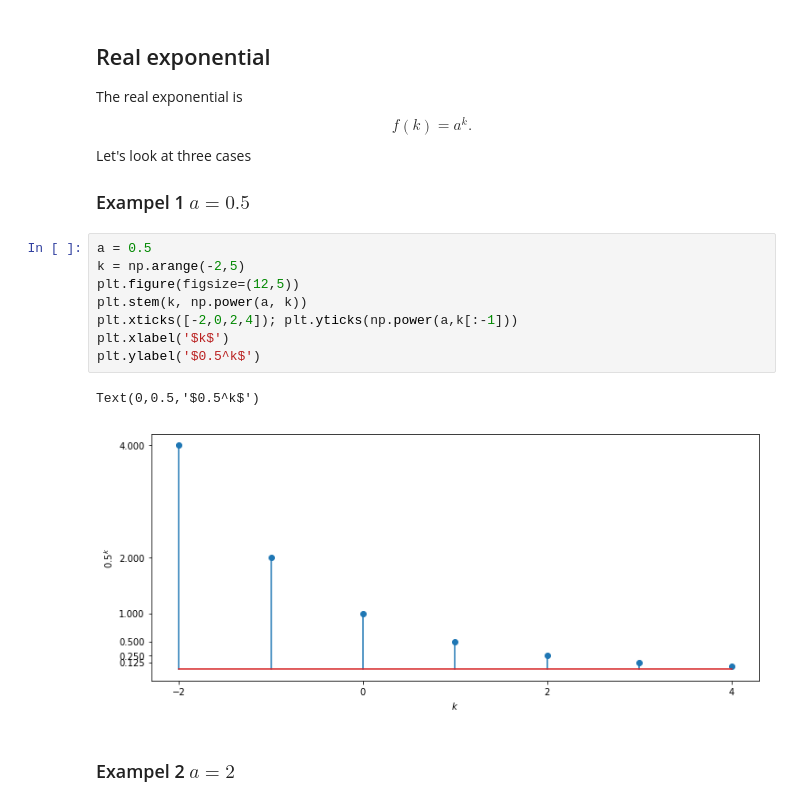
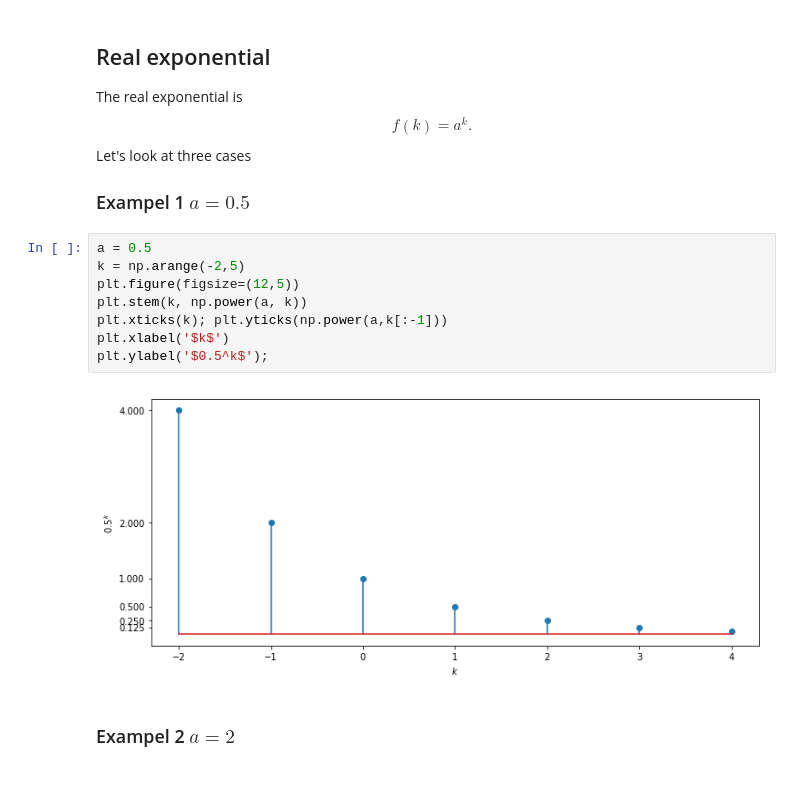
Before and after one commit to kjartan-at-tec/mr2007-computerized-control, a Jupyter notebook: discrete-time-systems/notebooks/Basic-dt-signals.ipynb, the cells around one changed output. Drawn from its saved outputs; the diff is of its cells as text.

```diff
--- a/discrete-time-systems/notebooks/Basic-dt-signals.ipynb
+++ b/discrete-time-systems/notebooks/Basic-dt-signals.ipynb
@@ -79,14 +90,13 @@ Let's look at three cases
 # %%
 a = 0.5
 k = np.arange(-2,5)
 plt.figure(figsize=(12,5))
 plt.stem(k, np.power(a, k))
-plt.xticks([-2,0,2,4]); plt.yticks(np.power(a,k[:-1]))
+plt.xticks(k); plt.yticks(np.power(a,k[:-1]))
 plt.xlabel('$k$')
-plt.ylabel('$0.5^k$')
+plt.ylabel('$0.5^k$');
 # %% [output]
-Text(0,0.5,'$0.5^k$')
-[figure, old version]
+[figure, new version]
 # %% [markdown]
 ### Exampel 2 $a = 2$
 # %%
```
Also changed, not shown: parts of 20 cells of this notebook.
